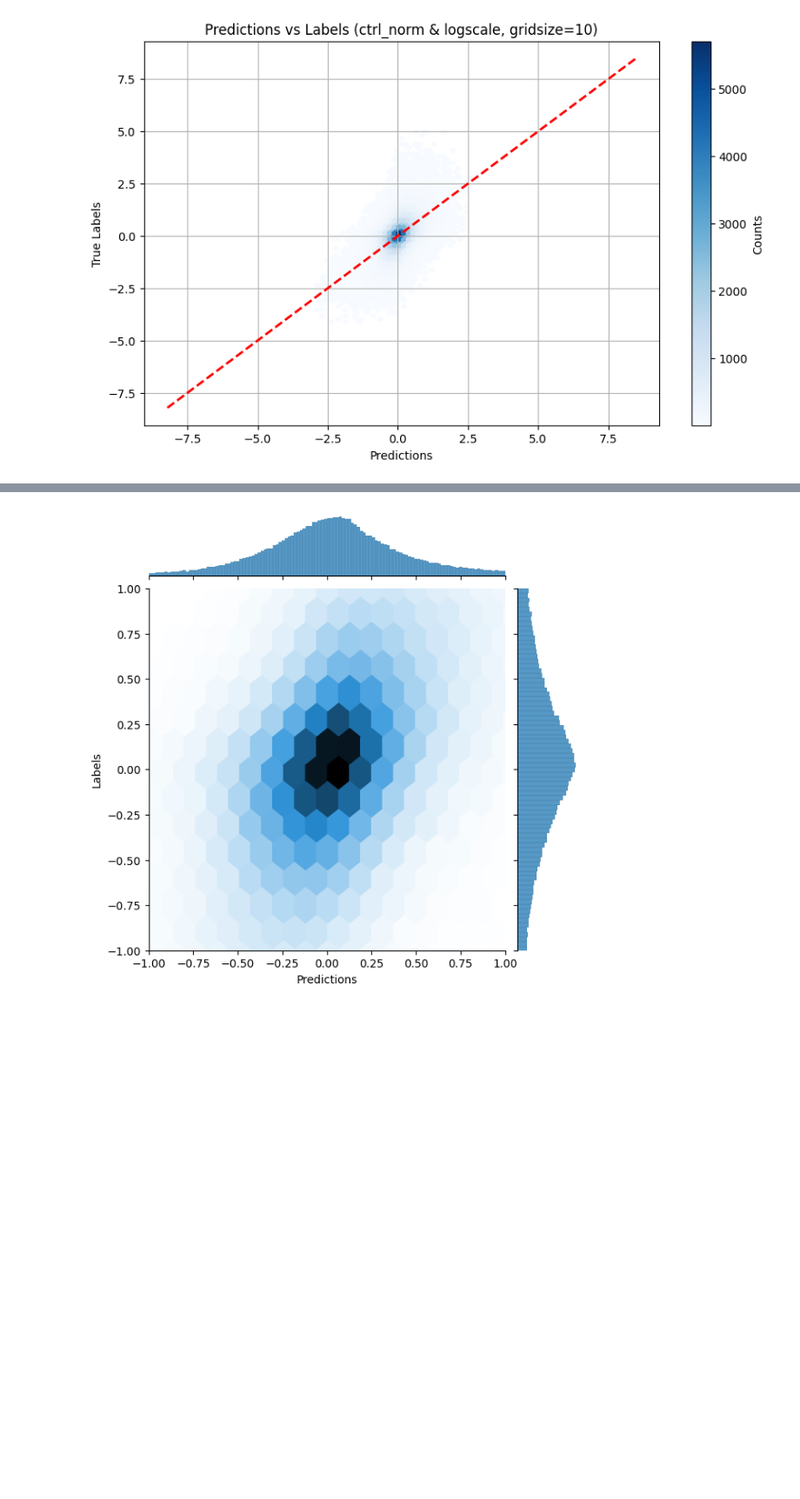
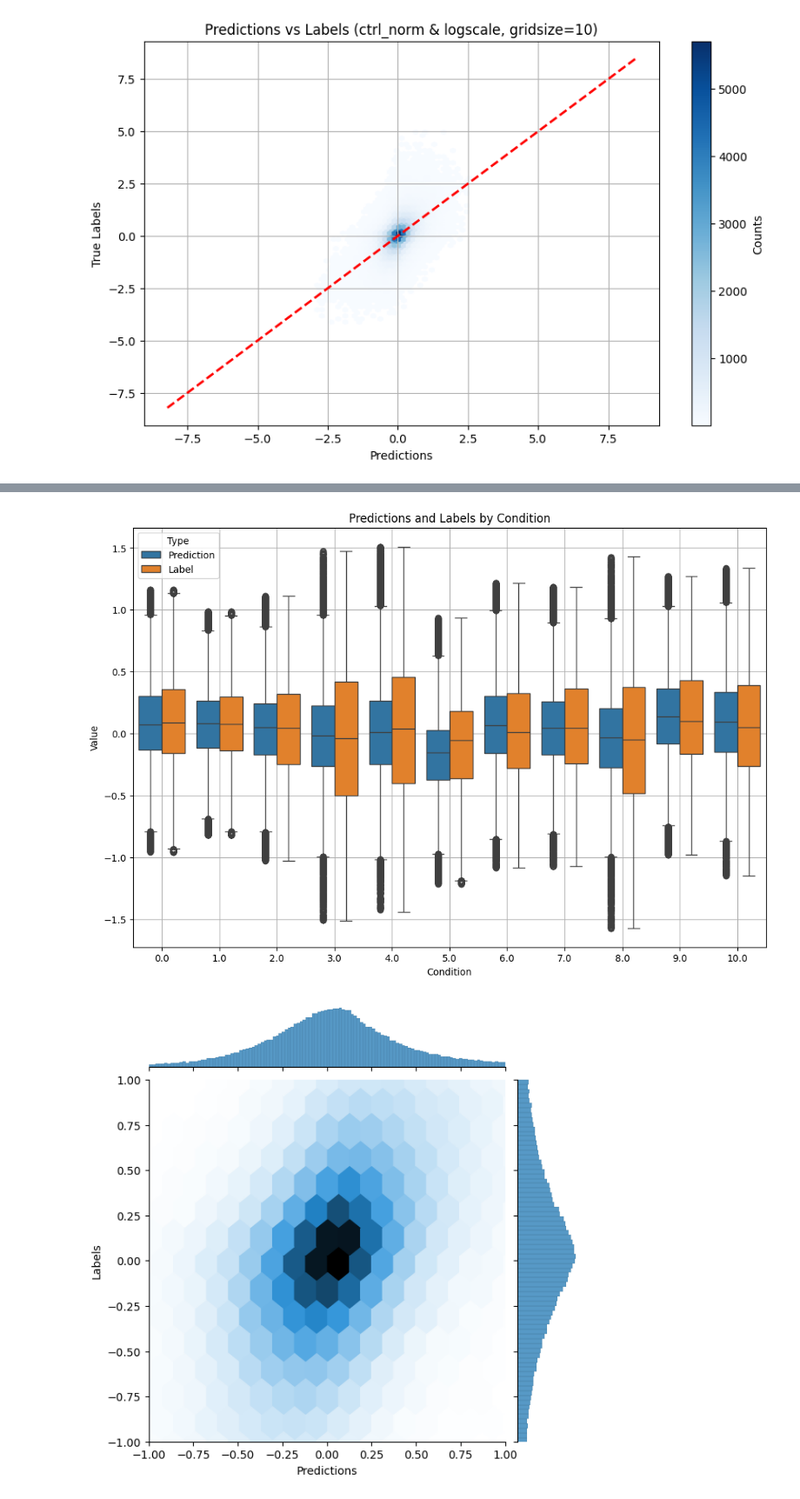
Before and after one commit to memetc/ML4RG_Group1, a Jupyter notebook: notebooks/train_combined_messy_version.ipynb, the cells around one changed output, grey strips where cells are left out. Shown: that part at 87% size. Cells and saved outputs as stored; diff of their text form; code cells hidden in the pictures; blank space fills up the shorter version.

```diff
--- a/notebooks/train_combined_messy_version.ipynb
+++ b/notebooks/train_combined_messy_version.ipynb
@@ -306,3 +360,7 @@ array([[ 0.21804334],
+# %%
+plot_boxplot_predictions_vs_labels(predictions.flatten(), labels.flatten(), stress_ids, by_label='Condition')
+# %% [output]
+[figure, added]
 # %%
 import seaborn as sns
 g = sns.jointplot(x=predictions.flatten(), y=labels.flatten(), kind="hex", gridsize=100)
```
Also changed, not shown: parts of 11 cells of this notebook, 9 other files.
